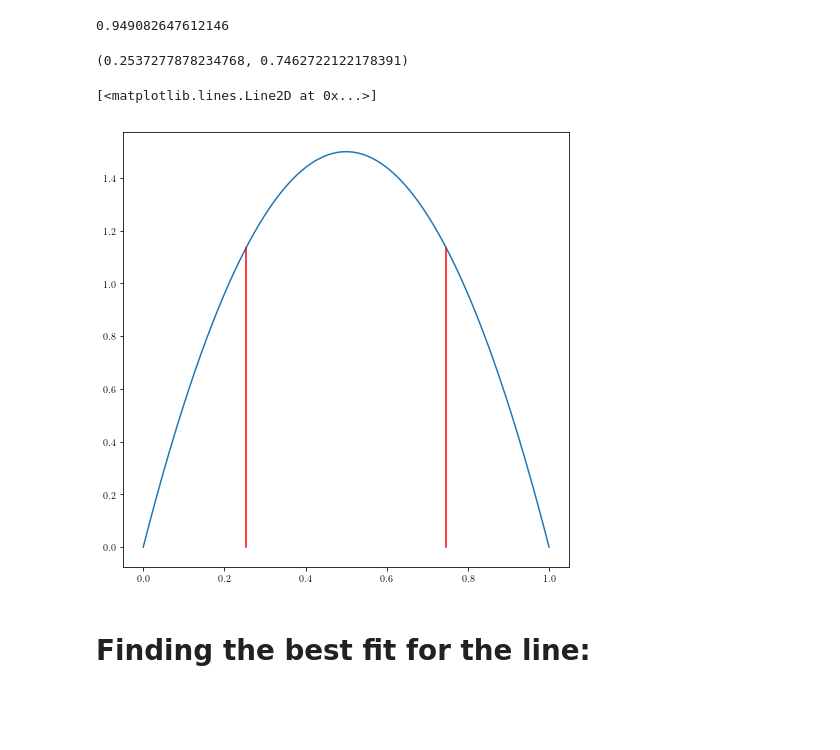
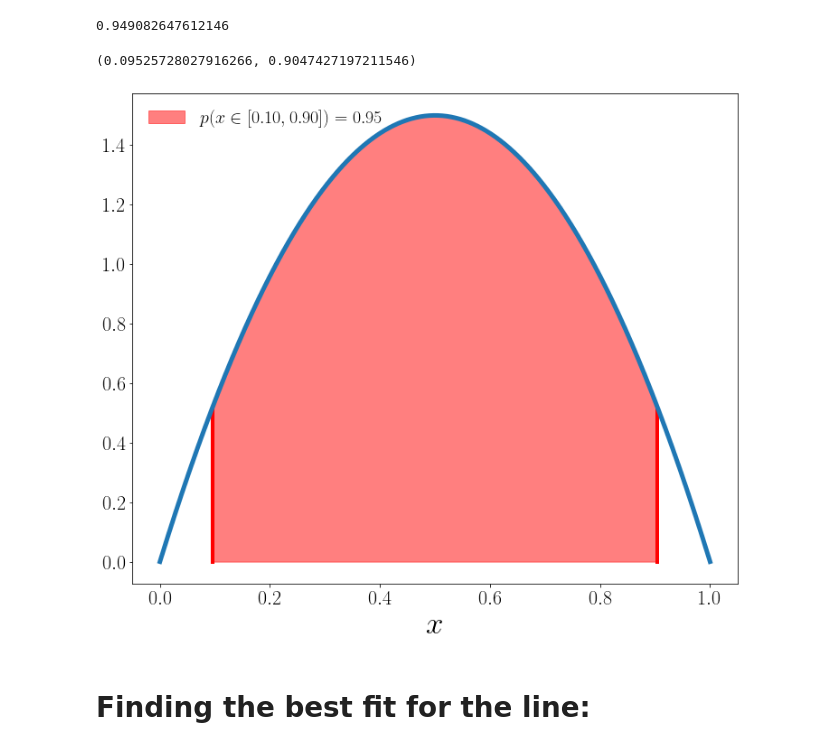
Before and after one commit to abtinshahidi/Foundation_applied_machine_learning, a Jupyter notebook: notebooks/week4/week4.ipynb, the cells around one changed output. Cells and saved outputs as stored; diff of their text form; code cells hidden in the pictures; blank space fills up the shorter version.

```diff
--- a/notebooks/week4/week4.ipynb
+++ b/notebooks/week4/week4.ipynb
@@ -252,24 +280,35 @@ def normalized(x):
     n, _ = integral.quad(generic_pdf, 0, 1)
     return generic_pdf(x)/n
 # %%
-_x0_, intg, _er = confidence(normalized, 0.68, 0.001, [0,1])
+conf = 0.95
+_x0_, intg, _er = confidence(normalized, conf, 0.001, [0,1])
 # %%
 _x0_
 # %% [output]
-(0.2537277878234768, 0.7462722122178391)
+(0.09525728027916266, 0.9047427197211546)
 # %%
-figure = plt.figure(figsize=(8,8))
+figure = plt.figure(figsize=(12,10))
 
 _X_ = np.linspace(0, 1, 1000)
 
 
 
-plt.plot(_X_, normalized(_X_))
-plt.plot(_x0_[0]*np.ones(100), np.linspace(0, normalized(_x0_[0]), 100), 'r')
-plt.plot(_x0_[1]*np.ones(100), np.linspace(0, normalized(_x0_[1]), 100), 'r')
+plt.plot(_x0_[0]*np.ones(100), np.linspace(0, normalized(_x0_[0]), 100), 'r', lw=4)
+plt.plot(_x0_[1]*np.ones(100), np.linspace(0, normalized(_x0_[1]), 100), 'r', lw=4)
+
+X = np.linspace(_x0_[0], _x0_[1], 1000)
+
+plt.fill_between(X, y1=[normalized(x) for x in X], color="r", alpha=0.5,
+                 label=r"$p(x \in [{:.2f}, {:.2f}]) = {}$".format(_x0_[0], _x0_[1], conf))
+
+plt.plot(_X_, normalized(_X_), lw=5,)
+
+
+plt.tick_params(labelsize=22)
+plt.legend(frameon=False, fontsize=20, loc="upper left")
+plt.xlabel(r"$x$", fontsize=35);
 # %% [output]
-[<matplotlib.lines.Line2D at 0x...>]
-[figure, old version]
+[figure, new version]
 # %% [markdown]
 # Finding the best fit for the line:
 # %%
```
Also changed, not shown: parts of 29 cells of this notebook.
